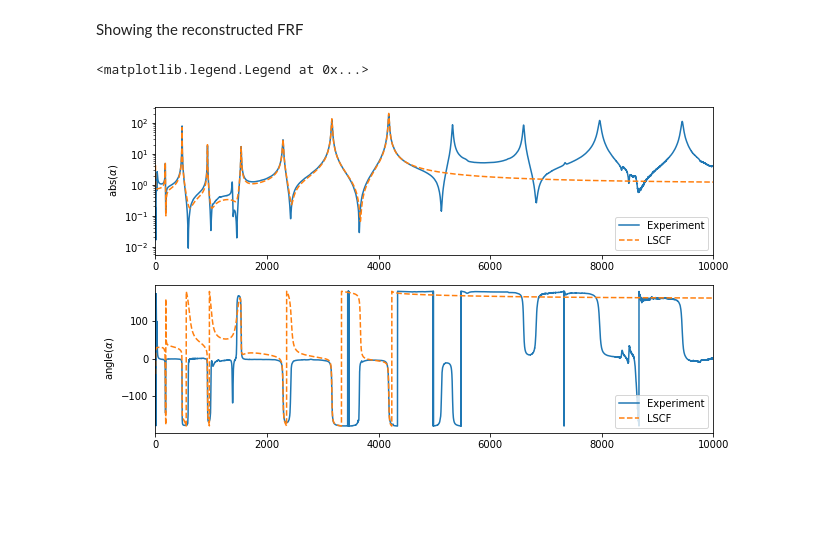
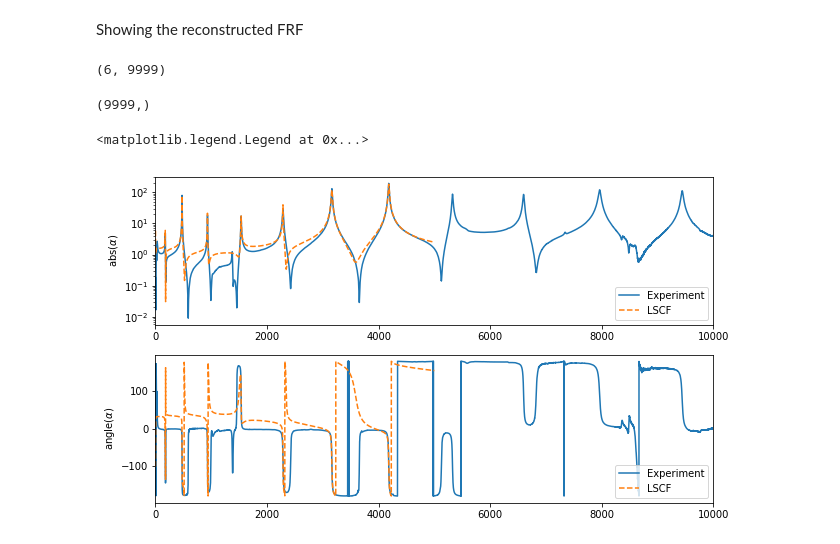
Before and after one commit to ladisk/pyEMA, a Jupyter notebook: LSCF_Showcase.ipynb, the cells around one changed output. Saved outputs shown, nothing was run; the diff lists cells and outputs as text; code cells hidden in the pictures; blank space fills up the shorter version.

```diff
--- a/LSCF_Showcase.ipynb
+++ b/LSCF_Showcase.ipynb
@@ -79,25 +83,34 @@ plt.plot(np.real(acc.A[:,:3]))
 # %% [markdown]
 Showing the reconstructed FRF
+# %%
+FRF.shape
+# %% [output]
+(6, 9999)
+# %%
+freq.shape
+# %% [output]
+(9999,)
 # %%
+freq_a = acc.freq
 select_loc = 0
 
 plt.figure(figsize = ((10,6)))
 plt.subplot(211)
 
 plt.semilogy(freq, np.abs(FRF[select_loc]), label='Experiment')
-plt.semilogy(freq, np.abs(frf_rec[0]),'--', label='LSCF')
+plt.semilogy(freq_a, np.abs(frf_rec[0]),'--', label='LSCF')
 plt.xlim(0,freq[-1])
 plt.ylabel(r"abs($\alpha$)")
 
 plt.legend(loc = 'best')
 
 plt.subplot(212)
 plt.plot(freq, np.angle(FRF[select_loc],deg = 1), label='Experiment')
-plt.plot(freq, np.angle(frf_rec[0],deg = 1),'--',label='LSCF')
+plt.plot(freq_a, np.angle(frf_rec[0],deg = 1),'--',label='LSCF')
 plt.xlim(0,freq[-1])
 
 plt.ylabel(r"angle($\alpha$)")
 plt.legend(loc = 'best')
 # %% [output]
 <matplotlib.legend.Legend at 0x...>
-[figure, old version]
+[figure, new version]
```
Also changed, not shown: parts of 4 cells of this notebook, 5 other files.
